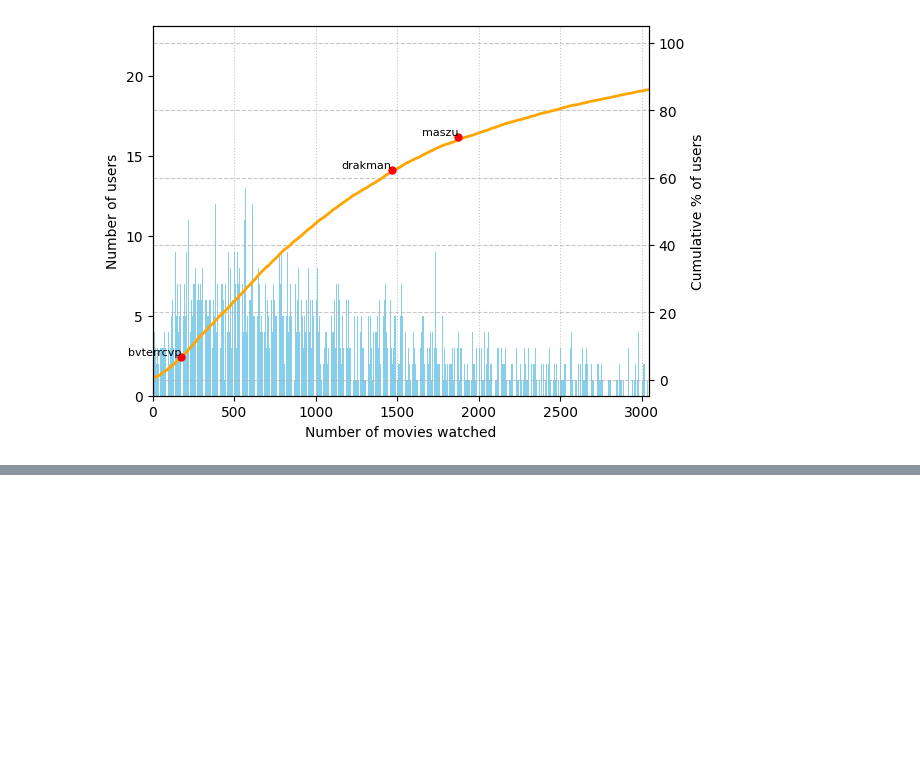
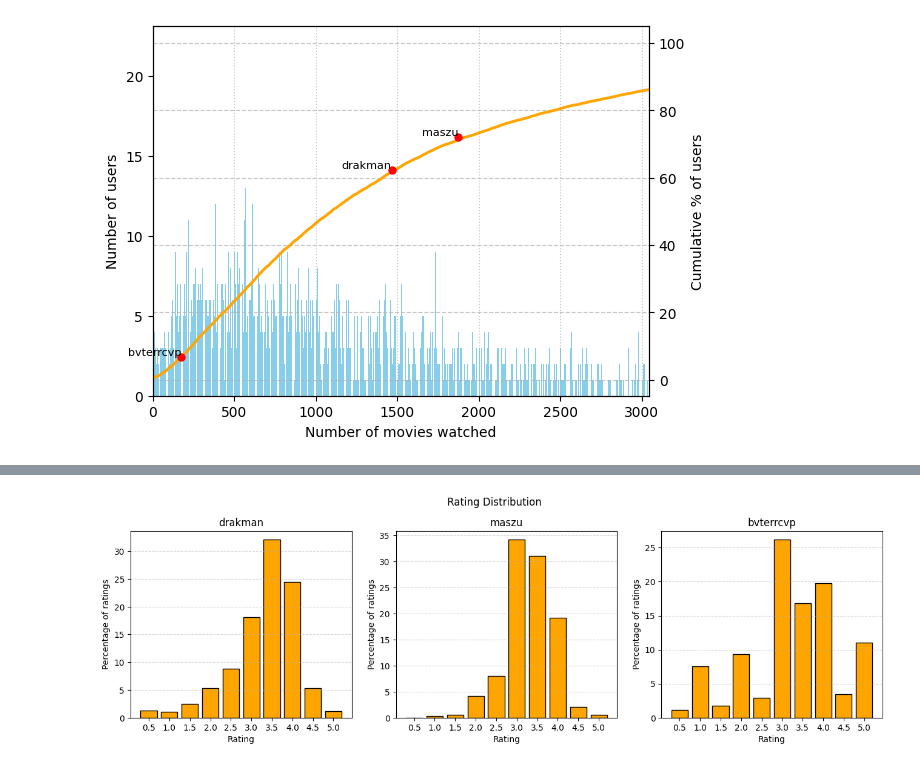
Before and after one commit to Ceffa93/deep_learning_training, a Jupyter notebook: experiments/letterboxd/crawled_data_analysis.ipynb, the cells around one changed output, grey strips where cells are left out. Cells and saved outputs as stored; diff of their text form; code cells hidden in the pictures; blank space fills up the shorter version.

```diff
--- a/experiments/letterboxd/crawled_data_analysis.ipynb
+++ b/experiments/letterboxd/crawled_data_analysis.ipynb
@@ -149,0 +160,27 @@ print(find_unpopular_movies_for_user("bvterrcvp"))
+# %%
+def rating_distribution_for(user_id):
+  user_movies = df_all if user_id == "every user" else df_all[df_all["user_id"] == user_id]
+  return user_movies["rating"].value_counts() / len(user_movies) * 100
+
+
+def plot_rating_distribution_for(ax, user_id):
+  bins = [i * 0.5 for i in range(1, 11)]
+  dist = rating_distribution_for(user_id)
+  dist = dist.reindex(bins, fill_value=0)
+  ax.bar(dist.index, dist.values, width=0.4, color='orange', edgecolor='black')
+  ax.set_xlabel("Rating")
+  ax.set_xticks(bins)
+  ax.set_ylabel("Percentage of ratings")
+  ax.set_title(f"{user_id}")
+  ax.grid(axis='y', linestyle='--', alpha=0.5)
+
+def plot_rating_distributions(users):
+  fig, axs = plt.subplots(1, len(users), figsize=(16, 4))
+  fig.suptitle("Rating Distribution", y=1.02)
+  for user in users:
+    plot_rating_distribution_for(axs[users.index(user)], user)
+  plt.show()
+
+plot_rating_distributions(["drakman", "maszu", "bvterrcvp"])
+# %% [output]
+[figure, added]
```
Also changed, not shown: parts of 1 cell of this notebook.
